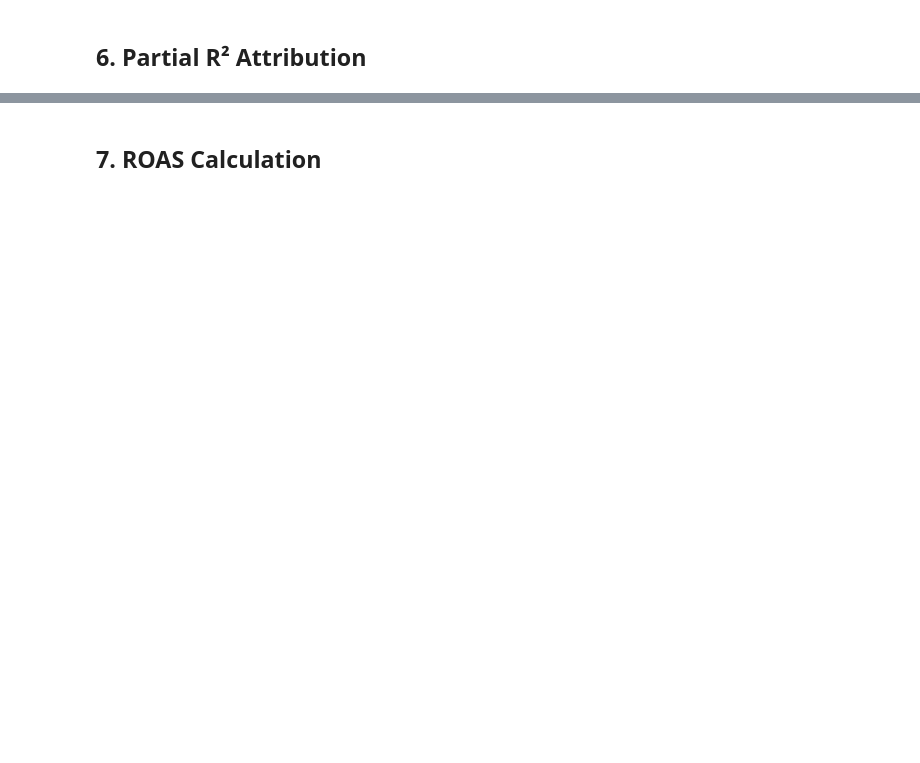
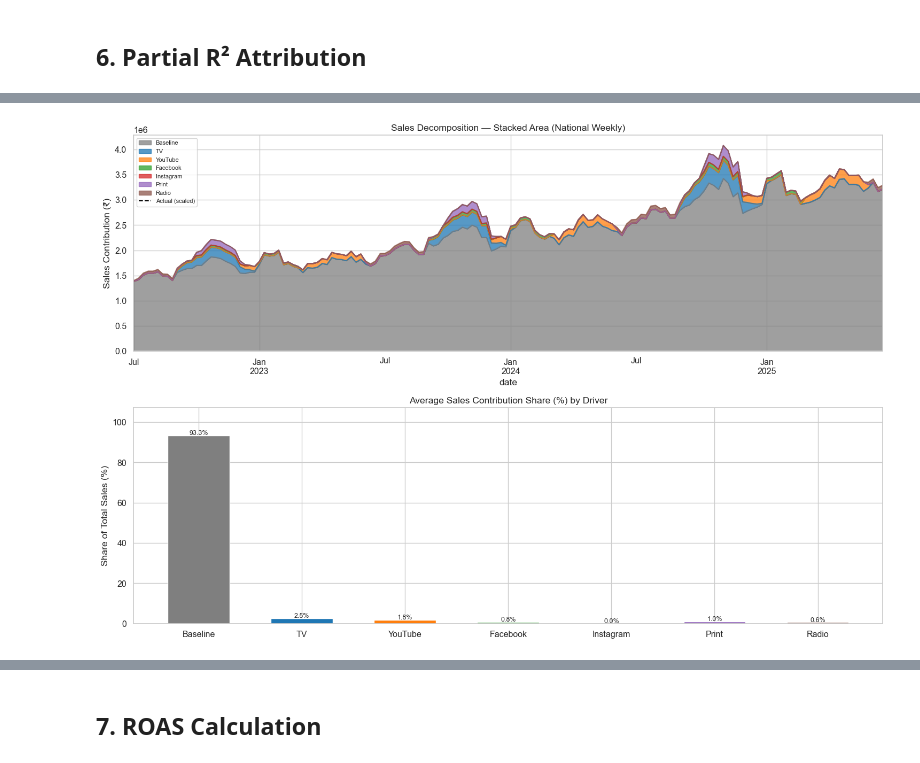
Before and after one commit to biplobgon/marketing-mix-modelling, a Jupyter notebook: notebooks/02_classical_mmm_regression.ipynb, the cells around one changed output, grey strips where cells are left out. Cells and saved outputs as stored; diff of their text form; code cells hidden in the pictures; blank space fills up the shorter version.

```diff
--- a/notebooks/02_classical_mmm_regression.ipynb
+++ b/notebooks/02_classical_mmm_regression.ipynb
@@ -88,8 +402,80 @@ warnings.filterwarnings('ignore')
 # %% [markdown]
 ## 6. Partial R² Attribution
 # %%
-# TODO: compute partial R² per channel
-# partial_r2[channel] = (SSR_full - SSR_without_channel) / SSR_full
+# ── Partial R² per media channel ──────────────────────────────────────────────
+# Partial R²(m) = (SSR_without_m - SSR_full) / SSR_total
+SSR_full = np.sum((y_vec - y_pred_log) ** 2)
+SST      = np.sum((y_vec - y_vec.mean()) ** 2)
 
-# TODO: plot partial R² bar chart
-# TODO: compute baseline vs. media-driven sales split
+partial_r2 = {}
+for i, col in enumerate(xformed_cols):
+    # Zero out this channel's coefficient
+    beta_reduced = beta_hat.copy()
+    beta_reduced[i + 1] = 0.0    # +1 for intercept offset
+    y_pred_reduced = X_mat @ beta_reduced
+    SSR_reduced = np.sum((y_vec - y_pred_reduced) ** 2)
+    partial_r2[MEDIA_LABELS[i]] = max(0, (SSR_reduced - SSR_full) / SST)
+
+# Baseline share = unexplained by media (intercept + controls)
+media_total_r2 = sum(partial_r2.values())
+baseline_share = max(0, r2_val - media_total_r2)
+
+pr2_df = pd.DataFrame({
+    'Channel'    : list(partial_r2.keys()),
+    'Partial_R2' : list(partial_r2.values()),
+}).sort_values('Partial_R2', ascending=False)
+pr2_df['Contribution_%'] = (pr2_df['Partial_R2'] / r2_val * 100).round(1)
+
+print("=== Partial R² Attribution — Media Channels ===")
+print(pr2_df.to_string(index=False))
+print(f"\nMedia total R²         : {media_total_r2:.4f} ({media_total_r2/r2_val*100:.1f}% of model R²)")
+print(f"Baseline + controls R² : {baseline_share:.4f} ({baseline_share/r2_val*100:.1f}% of model R²)")
+
+# ── Sales Decomposition ───────────────────────────────────────────────────────
+# Contribution of each feature = coef_i * X_scaled_i (in log space), converted to index
+contributions = {}
+baseline_log  = intercept_val + (X_mat[:, (n_media + 1):] @ beta_hat[(n_media + 1):])
+contributions['Baseline'] = np.exp(baseline_log)
+
+for i, label in enumerate(MEDIA_LABELS):
+    media_log_contrib = beta_hat[i + 1] * X_mat[:, i + 1]
+    contributions[label] = np.exp(baseline_log + media_log_contrib) - np.exp(baseline_log)
+    contributions[label] = np.maximum(0, contributions[label])
+
+decomp_df = pd.DataFrame(contributions, index=df_t['date'])
+
+# Plot stacked area decomposition
+fig, axes = plt.subplots(2, 1, figsize=(15, 10))
+
+# (a) Stacked area
+decomp_df.plot.area(ax=axes[0], alpha=0.75,
+                    color=['#7f7f7f','#1f77b4','#ff7f0e','#2ca02c','#d62728','#9467bd','#8c564b'])
+axes[0].plot(df_t['date'], y_actual / 1e6 * (decomp_df.sum(axis=1).mean() / y_actual.mean()),
+             color='black', linewidth=1.5, linestyle='--', label='Actual (scaled)')
+axes[0].set_title('Sales Decomposition — Stacked Area (National Weekly)')
+axes[0].set_ylabel('Sales Contribution (₹)')
+axes[0].legend(loc='upper left', fontsize=8)
+
+# (b) Waterfall: average annual contribution share
+avg_contrib = decomp_df.mean()
+total_contrib = avg_contrib.sum()
+pct_contrib = (avg_contrib / total_contrib * 100).round(1)
+
+bar_colors = ['#7f7f7f','#1f77b4','#ff7f0e','#2ca02c','#d62728','#9467bd','#8c564b']
+bars = axes[1].bar(pct_contrib.index, pct_contrib.values, color=bar_colors, edgecolor='white', width=0.6)
+for bar, pct in zip(bars, pct_contrib.values):
+    axes[1].text(bar.get_x() + bar.get_width() / 2, bar.get_height() + 0.3,
+                 f'{pct:.1f}%', ha='center', fontsize=9)
+axes[1].set_title('Average Sales Contribution Share (%) by Driver')
+axes[1].set_ylabel('Share of Total Sales (%)')
+axes[1].set_ylim(0, pct_contrib.max() * 1.15)
+
+plt.tight_layout()
+plt.savefig('../outputs/figures/02_sales_decomposition.png', dpi=150, bbox_inches='tight')
+plt.show()
+
+print("\n=== Average Sales Contribution Share ===")
+for ch, pct in pct_contrib.sort_values(ascending=False).items():
+    bar = '█' * int(pct / 2)
+    print(f"  {ch:<12}: {pct:5.1f}%  {bar}")
+# %% [output]
@@ -95,0 +493 @@ warnings.filterwarnings('ignore')
+[figure, added]
```
Also changed, not shown: parts of 11 cells of this notebook, 12 other files.
